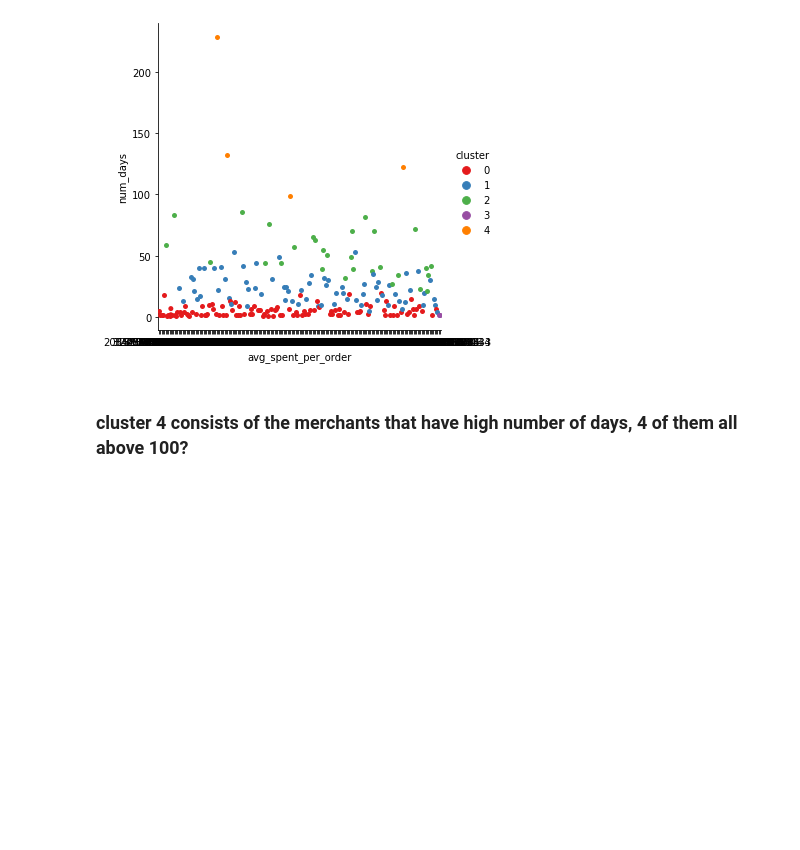
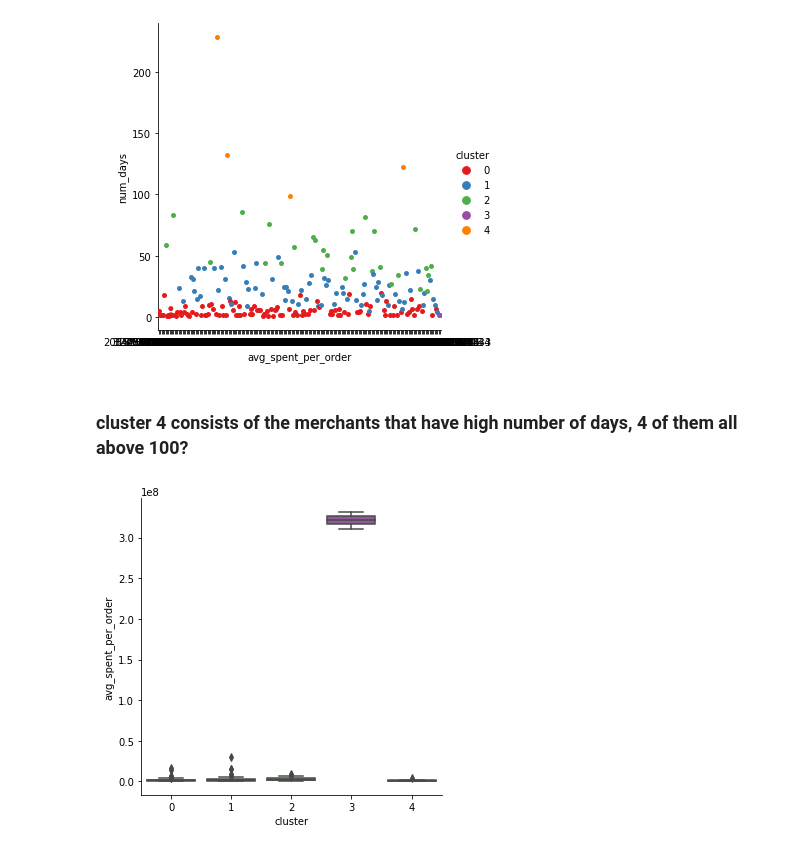
Before and after one commit to yingli/datasciencelifecycle, a Jupyter notebook: sample_code/NB04.ipynb, the cells around one changed output. Drawn from its saved outputs; the diff is of its cells as text; code cells hidden in the pictures; blank space fills up the shorter version.

```diff
--- a/sample_code/NB04.ipynb
+++ b/sample_code/NB04.ipynb
@@ -299,3 +265,7 @@ ax = sns.catplot(x="avg_spent_per_order", y = "num_days",data=merchants_data, hu
 [figure]
 # %% [markdown]
 ### cluster 4 consists of the merchants that have high number of days, 4 of them all above 100?
+# %%
+ax = sns.catplot(x="cluster", y = "avg_spent_per_order", data=merchants_data, palette="Set1", kind="box")
+# %% [output]
+[figure, added]
```
Also changed, not shown: parts of 19 cells of this notebook.
